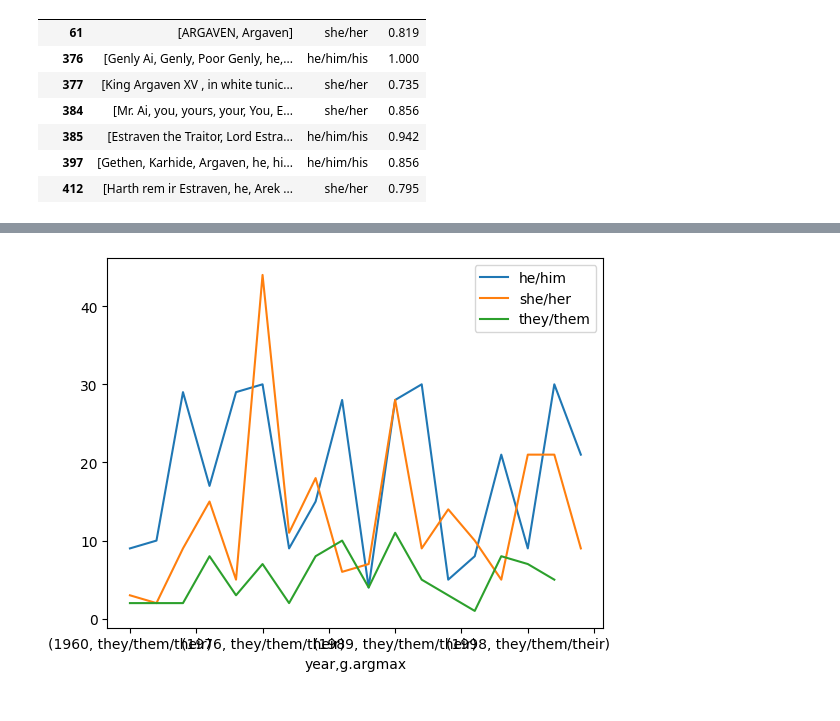
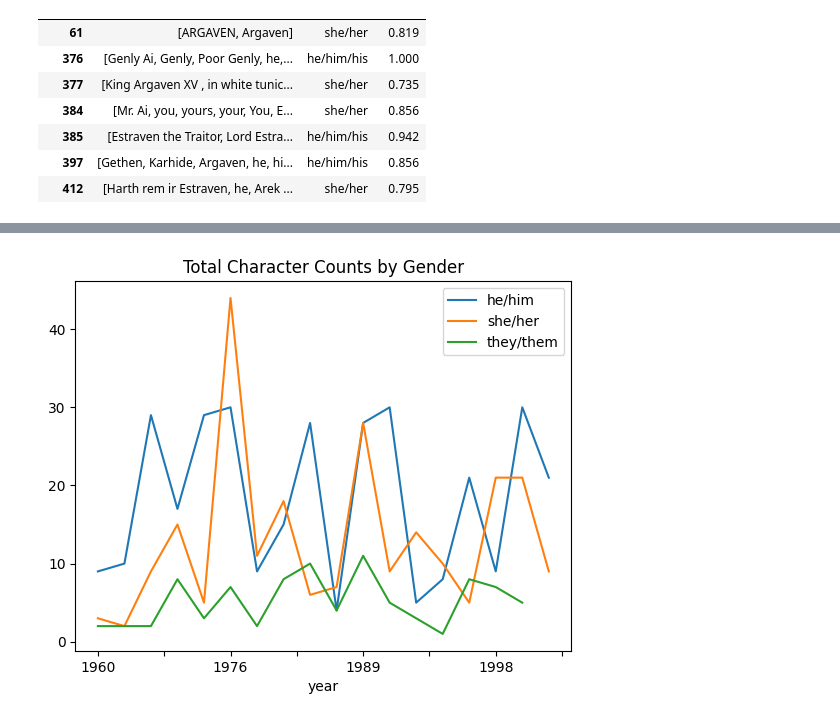
Before and after one commit to danieljohnevans/2022Fall_projects, a Jupyter notebook: book_analysis.ipynb, the cells around one changed output, grey strips where cells are left out. Drawn from its saved outputs; the diff is of its cells as text; code cells hidden in the pictures.

Commit message:
fixing graphs. added proportional bar chart and line graph. removed old code

```diff
--- a/book_analysis.ipynb
+++ b/book_analysis.ipynb
@@ -246,8 +203,15 @@ pickle_df.sort_values(by=['g.inference.xe/xem/xyr/xir'], ascending=False).head(4
 # %%
-he_him_df = pickle_df[pickle_df['g.argmax'] == 'he/him/his']
-she_her_df = pickle_df[pickle_df['g.argmax'] == 'she/her']
-they_them_df = pickle_df[pickle_df['g.argmax'] == 'they/them/their']
+he_him_df = pickle_df[pickle_df['g.argmax'] == 'he/him/his'].dropna()
+she_her_df = pickle_df[pickle_df['g.argmax'] == 'she/her'].dropna()
+they_them_df = pickle_df[pickle_df['g.argmax'] == 'they/them/their'].dropna()
 
-he_by_year = he_him_df.groupby(['year', 'g.argmax'])[['g.argmax']].count()
-she_by_year = she_her_df.groupby(['year', 'g.argmax'])[['g.argmax']].count()
-they_by_year = they_them_df.groupby(['year', 'g.argmax'])[['g.argmax']].count()
+he_by_year = he_him_df.groupby(['year'])[['g.argmax']].count()
+she_by_year = she_her_df.groupby(['year'])[['g.argmax']].count()
+they_by_year = they_them_df.groupby(['year'])[['g.argmax']].count()
+they_by_year = pd.concat([they_by_year, pd.DataFrame({'g.argmax': 0}, index=['1997'])])
+they_by_year.sort_index(inplace=True)
+# %%
+total_chars_by_year = pickle_df.dropna().groupby(['year'])[['count']].count()
+he_by_year['proportion'] = he_by_year['g.argmax']/total_chars_by_year['count']
+she_by_year['proportion'] = she_by_year['g.argmax']/total_chars_by_year['count']
+they_by_year['proportion'] = they_by_year['g.argmax']/total_chars_by_year['count']
@@ -254,9 +233,10 @@ they_by_year = they_them_df.groupby(['year', 'g.argmax'])[['g.argmax']].count()
 # %%
 ax = plt.gca()
-he_by_year.plot(kind='line', ax=ax)
-she_by_year.plot(ax=ax)
-they_by_year.plot(ax=ax)
+he_by_year.plot(kind='line', y='g.argmax', ax=ax)
+she_by_year.plot(y='g.argmax', ax=ax)
+they_by_year.plot(y='g.argmax', ax=ax)
 ax.legend(["he/him", "she/her", "they/them"])
+plt.title("Total Character Counts by Gender")
 plt.show()
 # %% [output]
-[figure, old version]
+[figure, new version]
```
Also changed, not shown: parts of 9 cells of this notebook.
